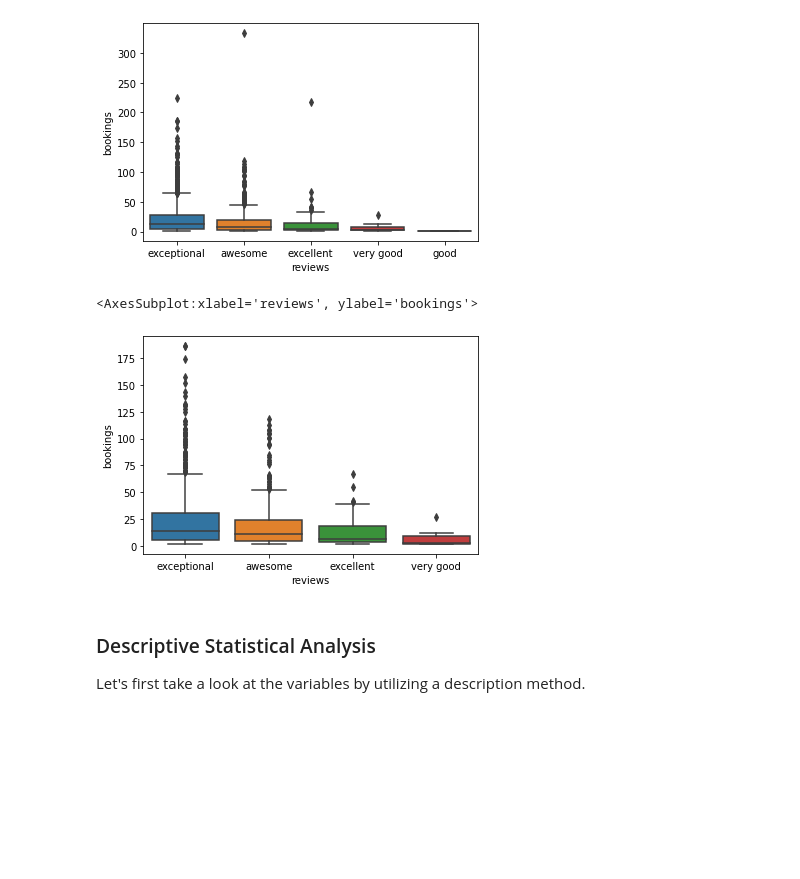
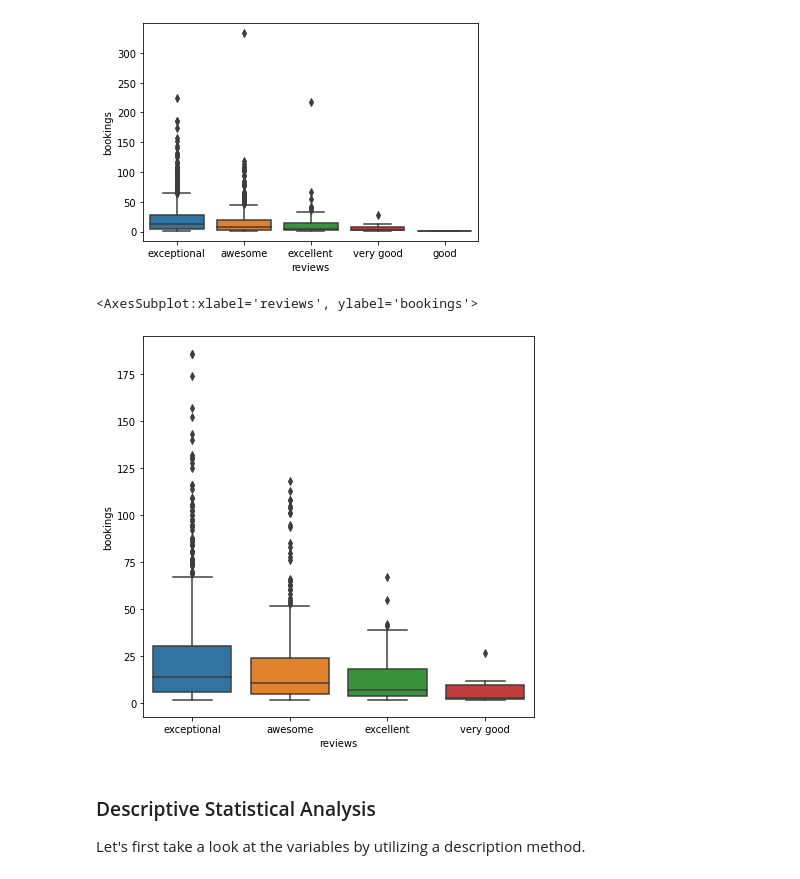
Before and after one commit to madeleine68/opentable, a Jupyter notebook: opentable_analysis.ipynb, the cells around one changed output. Saved outputs shown, nothing was run; the diff lists cells and outputs as text; code cells hidden in the pictures; blank space fills up the shorter version.

```diff
--- a/opentable_analysis.ipynb
+++ b/opentable_analysis.ipynb
@@ -177,7 +177,7 @@ Reason: booking is what we want to predict. Any data entry without booking data
 # %%
 #simply drop whole row with NaN in "price" column
 df1=df.copy()
-df1.dropna(subset=["bookings", "location"], axis=0, inplace=True)
+df1.dropna(subset=["bookings", "location", "reviews"], axis=0, inplace=True)
 df.dropna(subset=["location"], axis =0 , inplace = True)
 # reset index, because we droped 5320 rows
 #df.reset_index(drop=True, inplace=True)
@@ -402,12 +381,13 @@ sns.boxplot(x="reviews", y="bookings" , data = df1)
 [figure]
 # %%
 # removing the outlier,"bboking above 200 times" and only 1 time
+plt.figure(figsize=(7,7))
 df1outlier=df1[df1["bookings"]<200]
 df1outlier=df1outlier[df1outlier["bookings"]>1]
 sns.boxplot(x="reviews", y="bookings" , data = df1outlier)
 # %% [output]
 <AxesSubplot:xlabel='reviews', ylabel='bookings'>
-[figure, old version]
+[figure, new version]
 # %% [markdown]
 ### Descriptive Statistical Analysis
 Let's first take a look at the variables by utilizing a description method.
```
Also changed, not shown: parts of 28 cells of this notebook, 16 other files.
